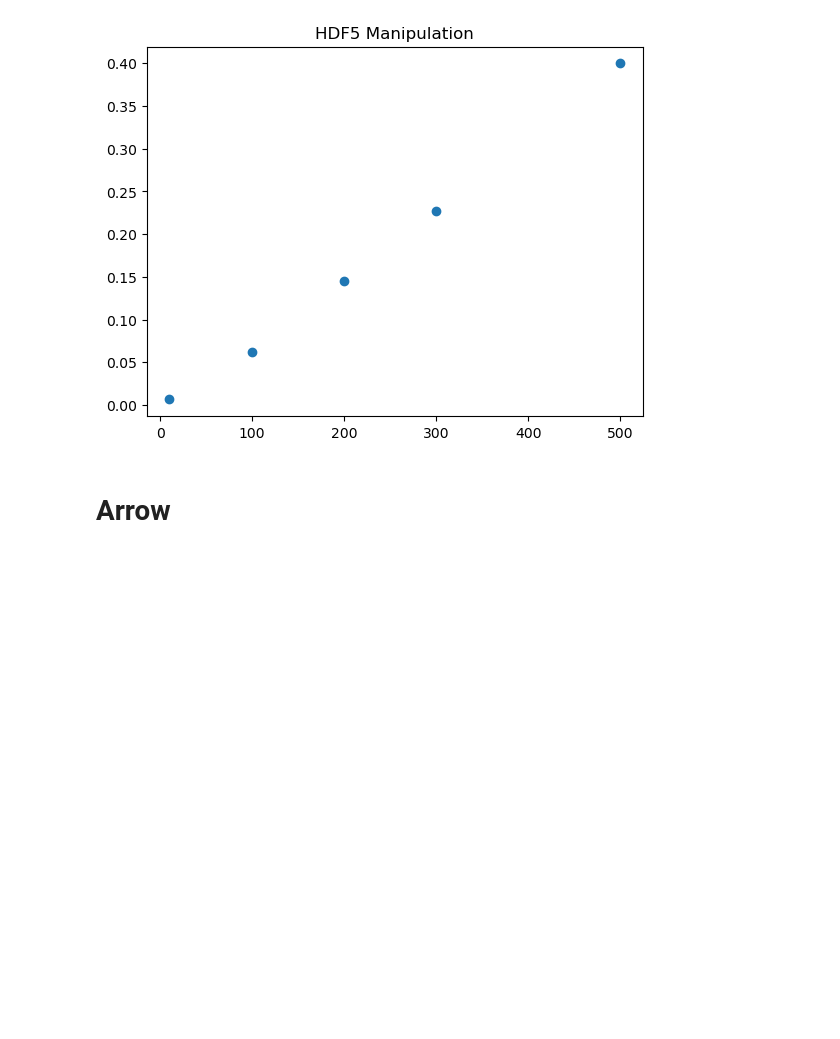
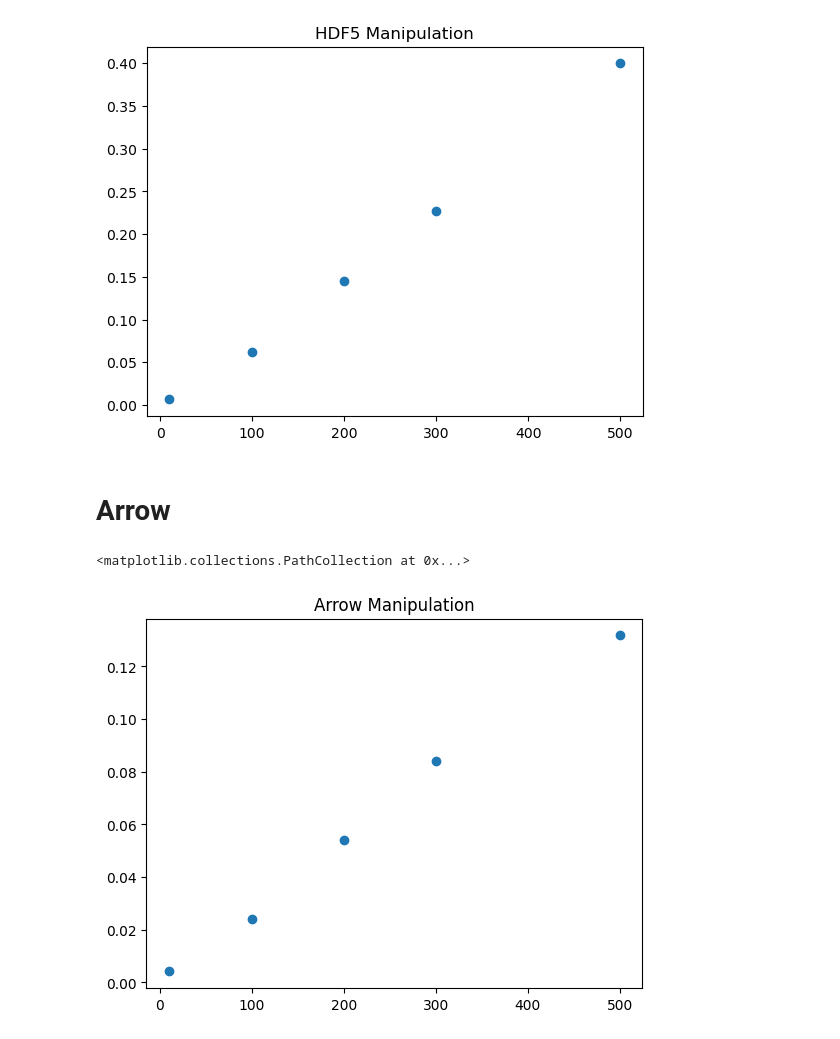
Before and after one commit to cristianoCarta/benchmarks, a Jupyter notebook: f2.ipynb, the cells around one changed output. Cells and saved outputs as stored; diff of their text form; code cells hidden in the pictures; blank space fills up the shorter version.

```diff
--- a/f2.ipynb
+++ b/f2.ipynb
@@ -67,9 +68,11 @@ for item in N:
             def get_all_image_datasets():
                 image_datasets = []
                 def visit_func(name, obj):
-                    label_path = 'image/class_feature/class_image/label'
+                    #label_path = 'image/class_feature/class_image/label'            ## Indice di immagine deve variare nel framework
+                    label_path = 'class_feature/class_image/label'                   ## Indice di immagine deve variare nel framework
                     if isinstance(obj, h5py.Dataset) and name.endswith(label_path) and obj[()] == selected_label :
-                        image_path = name.replace(label_path,'image/image')
+                        #image_path = name.replace(label_path,'image/image')
+                        image_path = name.replace(label_path,'image')
                         im_obj = f[image_path][:]
                         new_obj = np.transpose(im_obj)
                         new_obj = np.square(new_obj)
@@ -106,6 +109,7 @@ from tqdm import tqdm
 t_load_arrow = []
 t_manipulate_arrow = []
 iterations = 100
+selected_label = 6
 
 for item in N:
     tmp_load = []
@@ -113,28 +117,23 @@ for item in N:
     for j in tqdm(range(iterations)):
         st_time = time.time()
         ### LOADING ###
-        table = pq.read_table(f'parquet_{item}.parquet')
+        table = pq.read_table(f'f2_{item}.parquet')
         ### ------- ###
         en_time = time.time()
         tmp_load.append(en_time - st_time)
 
         start_time = time.time()
         ### MANIPULATION ###
-
-        #oggetto = table["image_feature"].chunk(0)[0][0]["boundingbox_feature"][0]["image_1_feature"][0]["image"]
-        #shape = table["image_feature"].chunk(0)[0][0]["boundingbox_feature"][0]["image_1_feature"][0]["shape"]
-        #shape = tuple(int(x.as_py()) for x in shape.values)
-        #tensor = np.frombuffer(oggetto.as_buffer()).reshape(shape)
-
-        #oggetti = table.column("image_feature").chunk(0).values.field("boundingbox_feature").values.field("image_1_feature").values.field("image")
-        #shape =  table.column("image_feature").chunk(0).values.field("boundingbox_feature").values.field("image_1_feature").values.field("shape")
-        #shape = tuple(int(shape.as_py()))
-        oggetti = np.array(table.column("image_feature").chunk(0).values.field("boundingbox_feature").values.field("image_1_feature").values.field("image").to_pylist())
-        image_numpy = np.frombuffer(oggetti, dtype=np.float64).reshape(-1, 3, 125, 125)
-        new_obj = np.transpose(image_numpy,axes=(0,3,2,1))
-        new_obj = np.square(new_obj)
-        new_obj = np.exp(new_obj)
-        new_obj = np.transpose(new_obj,axes=(0,3,2,1))
+        manipulated_images = []
+        for k in range(item):
+            if any( x == selected_label for x in table.column("image_feature").chunk(0)[k][0]["class_feature"].values.field("label").to_pylist()):  ## Indice di immagine deve variare nel framework
+                obj = table.column("image_feature").chunk(0)[k][0]["image"]
+                image_numpy = np.frombuffer(obj.as_buffer(), dtype=np.float64).reshape(3, 125, 125)
+                new_obj = np.transpose(image_numpy)
+                new_obj = np.square(new_obj)
+                new_obj = np.exp(new_obj)
+                new_obj = np.transpose(new_obj)
+                manipulated_images.append(new_obj)
         ### ----------- ###
         end_time = time.time()
         tmp_manipulate.append(end_time-start_time)
@@ -142,5 +141,11 @@ for item in N:
     t_load_arrow.append(sum(tmp_load) / len(tmp_load))
     t_manipulate_arrow.append(sum(tmp_manipulate) / len(tmp_manipulate))
 
-    np.save("t_load_arrow",t_load_arrow)
-    np.save("t_manipulate_arrow",t_manipulate_arrow)
+np.save("t_load_arrow_f2",t_load_arrow)
+np.save("t_manipulate_arrow_f2",t_manipulate_arrow)
+# %%
+plt.title("Arrow Manipulation")
+plt.scatter(N,t_manipulate_arrow)
+# %% [output]
+<matplotlib.collections.PathCollection at 0x...>
+[figure, added]
```
Also changed, not shown: parts of 2 cells of this notebook, 2 other files.
